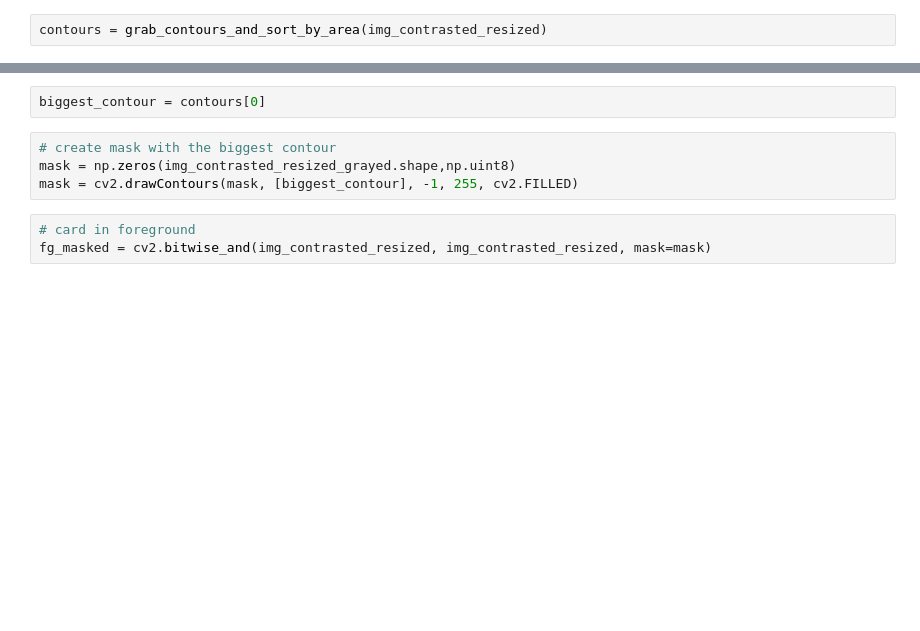
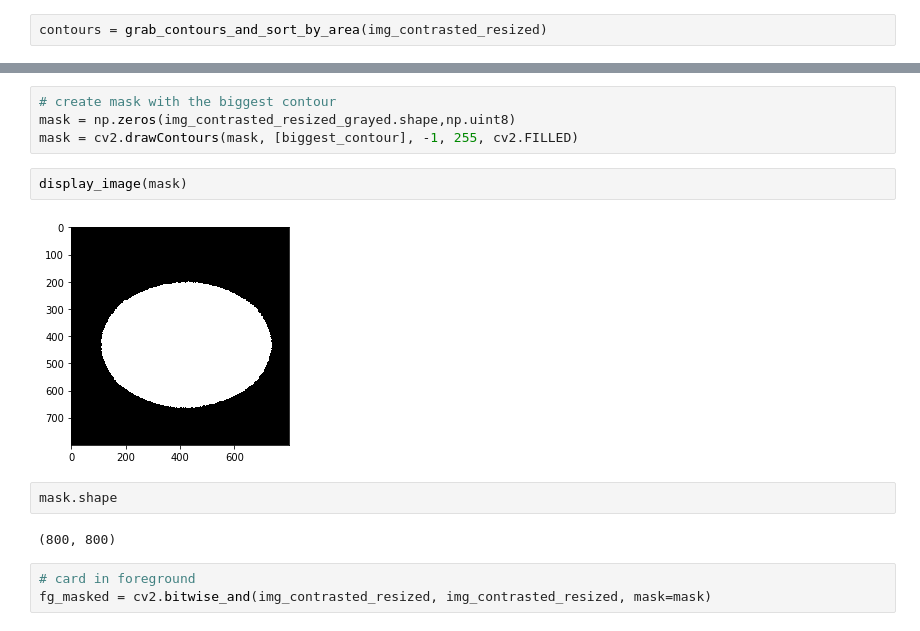
Before and after one commit to andrzej-malina/DobbleCNN, a Jupyter notebook: dobble_testy.ipynb, the cells around one changed output, grey strips where cells are left out. Saved outputs shown, nothing was run; the diff lists cells and outputs as text; blank space fills up the shorter version.

```diff
--- a/dobble_testy.ipynb
+++ b/dobble_testy.ipynb
@@ -122,9 +139,15 @@ display_image(img_with_contours)
-# %%
-biggest_contour = contours[0]
 # %%
 # create mask with the biggest contour
 mask = np.zeros(img_contrasted_resized_grayed.shape,np.uint8)
 mask = cv2.drawContours(mask, [biggest_contour], -1, 255, cv2.FILLED)
+# %%
+display_image(mask)
+# %% [output]
+[figure, added]
+# %%
+mask.shape
+# %% [output]
+(800, 800)
 # %%
 # card in foreground
 fg_masked = cv2.bitwise_and(img_contrasted_resized, img_contrasted_resized, mask=mask)
```
Also changed, not shown: parts of 13 cells of this notebook.
